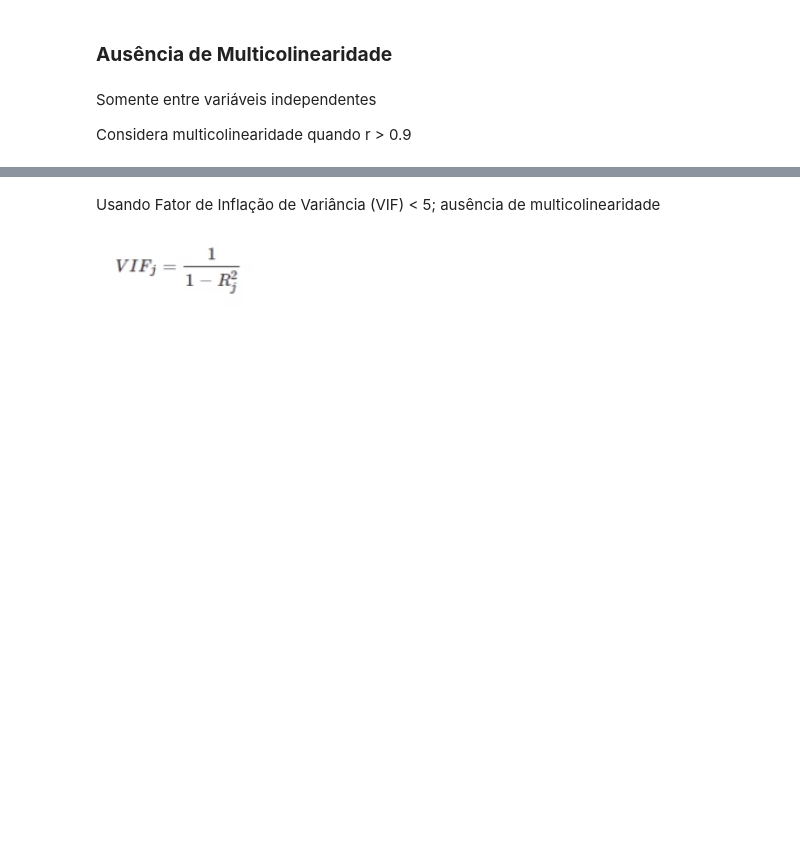
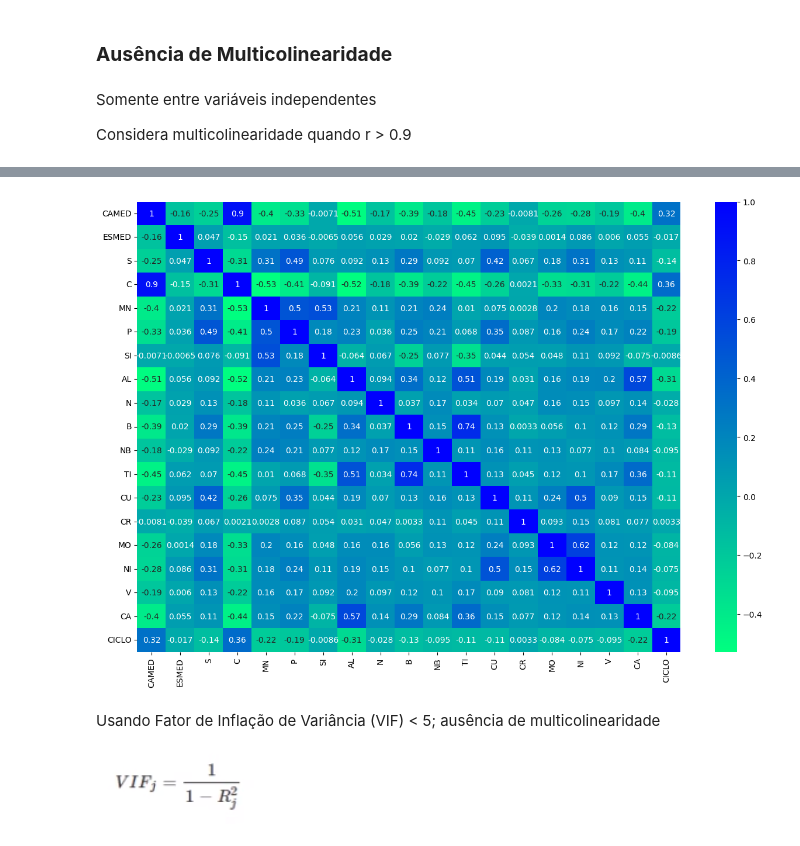
Before and after one commit to MaxVieiraSantiago/Machine-Learning-Algorithms, a Jupyter notebook: Linear Regression/Regressão_Linear_Múltipla_Previsão_de_LR_.ipynb, the cells around one changed output, grey strips where cells are left out. Cells and saved outputs as stored; diff of their text form; code cells hidden in the pictures; blank space fills up the shorter version.

```diff
--- a/Linear Regression/Regressão_Linear_Múltipla_Previsão_de_LR_.ipynb
+++ b/Linear Regression/Regressão_Linear_Múltipla_Previsão_de_LR_.ipynb
@@ -225,3 +496,9 @@ correlacoes
+# %%
+# Mapa de Calor
+plt.figure(figsize=(15,10))
+sns.heatmap(correlacoes,  cmap='winter_r', annot=True, );
+# %% [output]
+[figure, added]
 # %% [markdown]
 Usando Fator de Inflação de Variância (VIF) < 5; ausência de multicolinearidade
 
```
Also changed, not shown: parts of 162 cells of this notebook.
